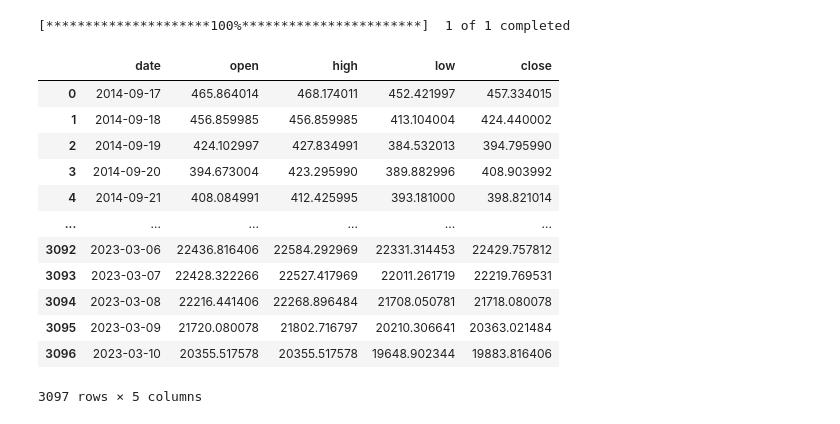
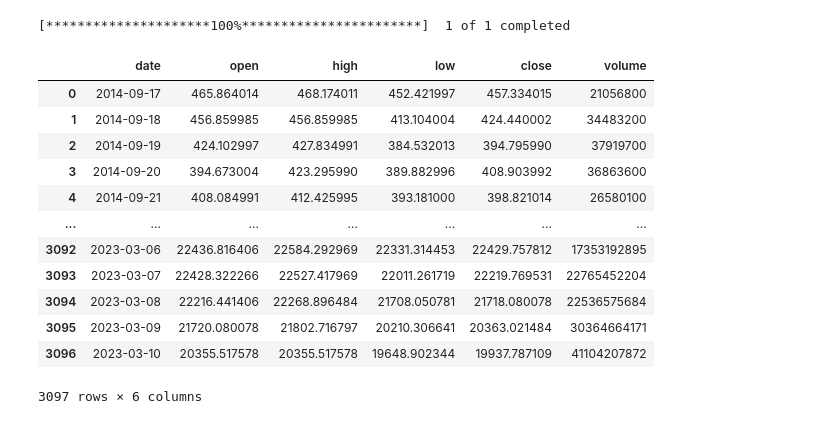
Before and after one commit to hristo-darlyanov/CryptoTradingMLPredictor, a Jupyter notebook: prediction.ipynb, the cells around one changed output. Cells and saved outputs as stored; diff of their text form; code cells hidden in the pictures.

```diff
--- a/prediction.ipynb
+++ b/prediction.ipynb
@@ -32,24 +31,24 @@ import warnings
 warnings.filterwarnings('ignore')
 # %%
 df = getTickerData(ticker="btc-usd", period="max", interval="1d")
-df.drop(columns={'Volume', 'Adj Close'}, inplace=True)
-df.rename(columns={'Date':'date', 'Open':'open', 'High':'high','Low':'low', 'Close':'close'}, inplace=True)
+df.drop(columns={'Adj Close'}, inplace=True)
+df.rename(columns={'Date':'date', 'Open':'open', 'High':'high','Low':'low', 'Close':'close', 'Volume':'volume'}, inplace=True)
 df
 # %% [output]
 [*********************100%***********************]  1 of 1 completed
-|  | date | open | high | low | close |
-| 0 | 2014-09-17 | 465.864014 | 468.174011 | 452.421997 | 457.334015 |
-| 1 | 2014-09-18 | 456.859985 | 456.859985 | 413.104004 | 424.440002 |
-| 2 | 2014-09-19 | 424.102997 | 427.834991 | 384.532013 | 394.795990 |
-| 3 | 2014-09-20 | 394.673004 | 423.295990 | 389.882996 | 408.903992 |
-| 4 | 2014-09-21 | 408.084991 | 412.425995 | 393.181000 | 398.821014 |
-| ... | ... | ... | ... | ... | ... |
-| 3092 | 2023-03-06 | 22436.816406 | 22584.292969 | 22331.314453 | 22429.757812 |
-| 3093 | 2023-03-07 | 22428.322266 | 22527.417969 | 22011.261719 | 22219.769531 |
-| 3094 | 2023-03-08 | 22216.441406 | 22268.896484 | 21708.050781 | 21718.080078 |
-| 3095 | 2023-03-09 | 21720.080078 | 21802.716797 | 20210.306641 | 20363.021484 |
-| 3096 | 2023-03-10 | 20355.517578 | 20355.517578 | 19648.902344 | 19883.816406 |
+|  | date | open | high | low | close | volume |
+| 0 | 2014-09-17 | 465.864014 | 468.174011 | 452.421997 | 457.334015 | 21056800 |
+| 1 | 2014-09-18 | 456.859985 | 456.859985 | 413.104004 | 424.440002 | 34483200 |
+| 2 | 2014-09-19 | 424.102997 | 427.834991 | 384.532013 | 394.795990 | 37919700 |
+| 3 | 2014-09-20 | 394.673004 | 423.295990 | 389.882996 | 408.903992 | 36863600 |
+| 4 | 2014-09-21 | 408.084991 | 412.425995 | 393.181000 | 398.821014 | 26580100 |
+| ... | ... | ... | ... | ... | ... | ... |
+| 3092 | 2023-03-06 | 22436.816406 | 22584.292969 | 22331.314453 | 22429.757812 | 17353192895 |
+| 3093 | 2023-03-07 | 22428.322266 | 22527.417969 | 22011.261719 | 22219.769531 | 22765452204 |
+| 3094 | 2023-03-08 | 22216.441406 | 22268.896484 | 21708.050781 | 21718.080078 | 22536575684 |
+| 3095 | 2023-03-09 | 21720.080078 | 21802.716797 | 20210.306641 | 20363.021484 | 30364664171 |
+| 3096 | 2023-03-10 | 20355.517578 | 20355.517578 | 19648.902344 | 19937.787109 | 41104207872 |
-3097 rows × 5 columns
+3097 rows × 6 columns
 # %%
 indicators = ['SMA', 'EMA', 'HMA', 'RSI', 'MACD', 'BBANDS']
 df = getTickerIndicatorData(df, indicators, dropna=True)
```
Also changed, not shown: parts of 10 cells of this notebook, 1 other file.
